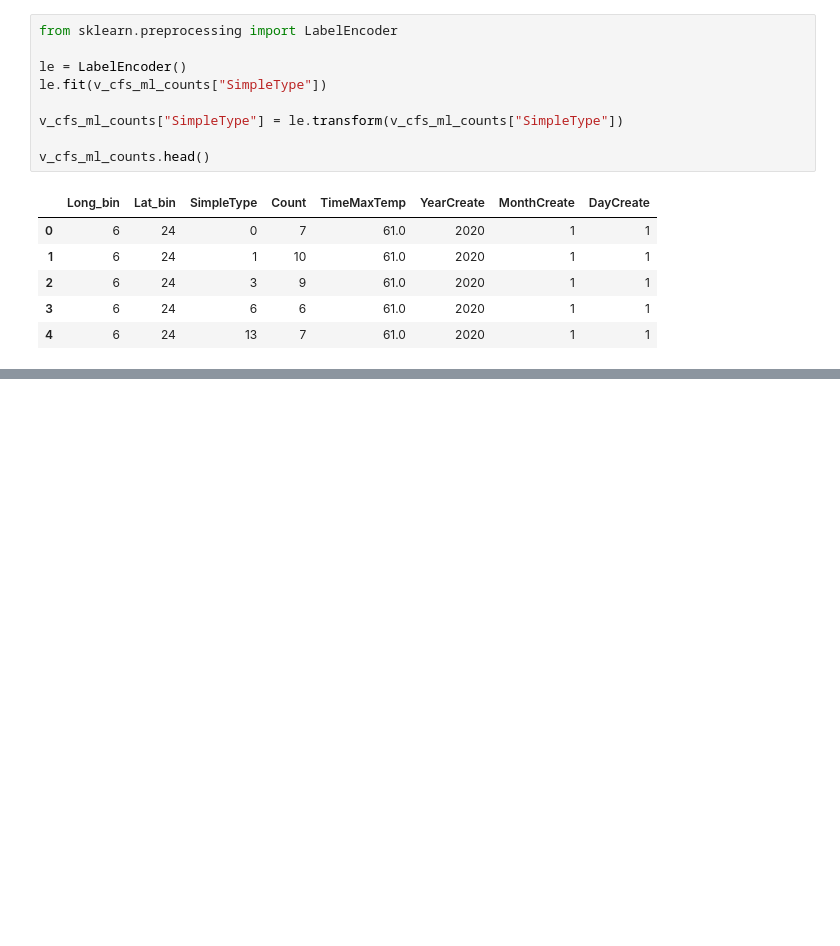
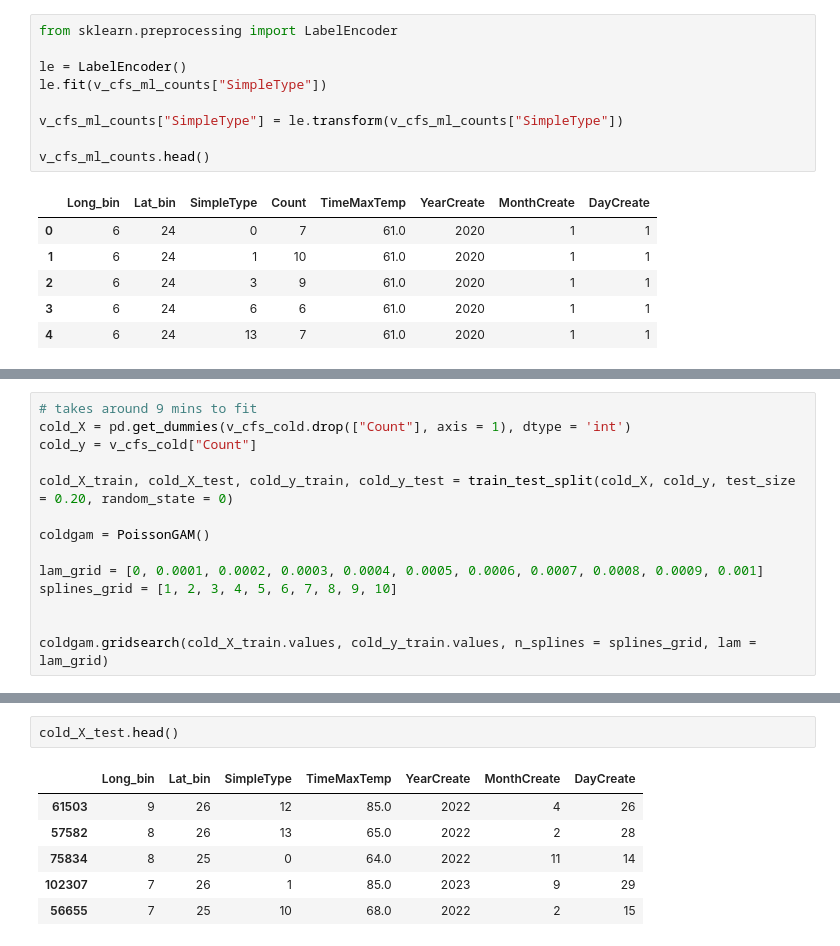
Before and after one commit to outlawhayden/weather-crime, a Jupyter notebook: notebooks/model_playground.ipynb, the cells around one changed output, grey strips where cells are left out. Saved outputs shown, nothing was run; the diff lists cells and outputs as text; blank space fills up the shorter version.

```diff
--- a/notebooks/model_playground.ipynb
+++ b/notebooks/model_playground.ipynb
@@ -932,0 +1002,14 @@ tempgam.statistics_
+# %%
+# takes around 9 mins to fit
+cold_X = pd.get_dummies(v_cfs_cold.drop(["Count"], axis = 1), dtype = 'int')
+cold_y = v_cfs_cold["Count"]
+
+cold_X_train, cold_X_test, cold_y_train, cold_y_test = train_test_split(cold_X, cold_y, test_size = 0.20, random_state = 0)
+
+coldgam = PoissonGAM()
+
+lam_grid = [0, 0.0001, 0.0002, 0.0003, 0.0004, 0.0005, 0.0006, 0.0007, 0.0008, 0.0009, 0.001]
+splines_grid = [1, 2, 3, 4, 5, 6, 7, 8, 9, 10]
+
+
+coldgam.gridsearch(cold_X_train.values, cold_y_train.values, n_splines = splines_grid, lam = lam_grid)
@@ -932,0 +1049,9 @@ tempgam.statistics_
+# %%
+cold_X_test.head()
+# %% [output]
+|  | Long_bin | Lat_bin | SimpleType | TimeMaxTemp | YearCreate | MonthCreate | DayCreate |
+| 61503 | 9 | 26 | 12 | 85.0 | 2022 | 4 | 26 |
+| 57582 | 8 | 26 | 13 | 65.0 | 2022 | 2 | 28 |
+| 75834 | 8 | 25 | 0 | 64.0 | 2022 | 11 | 14 |
+| 102307 | 7 | 26 | 1 | 85.0 | 2023 | 9 | 29 |
+| 56655 | 7 | 25 | 10 | 68.0 | 2022 | 2 | 15 |
```
Also changed, not shown: parts of 16 cells of this notebook, 1 other file.
